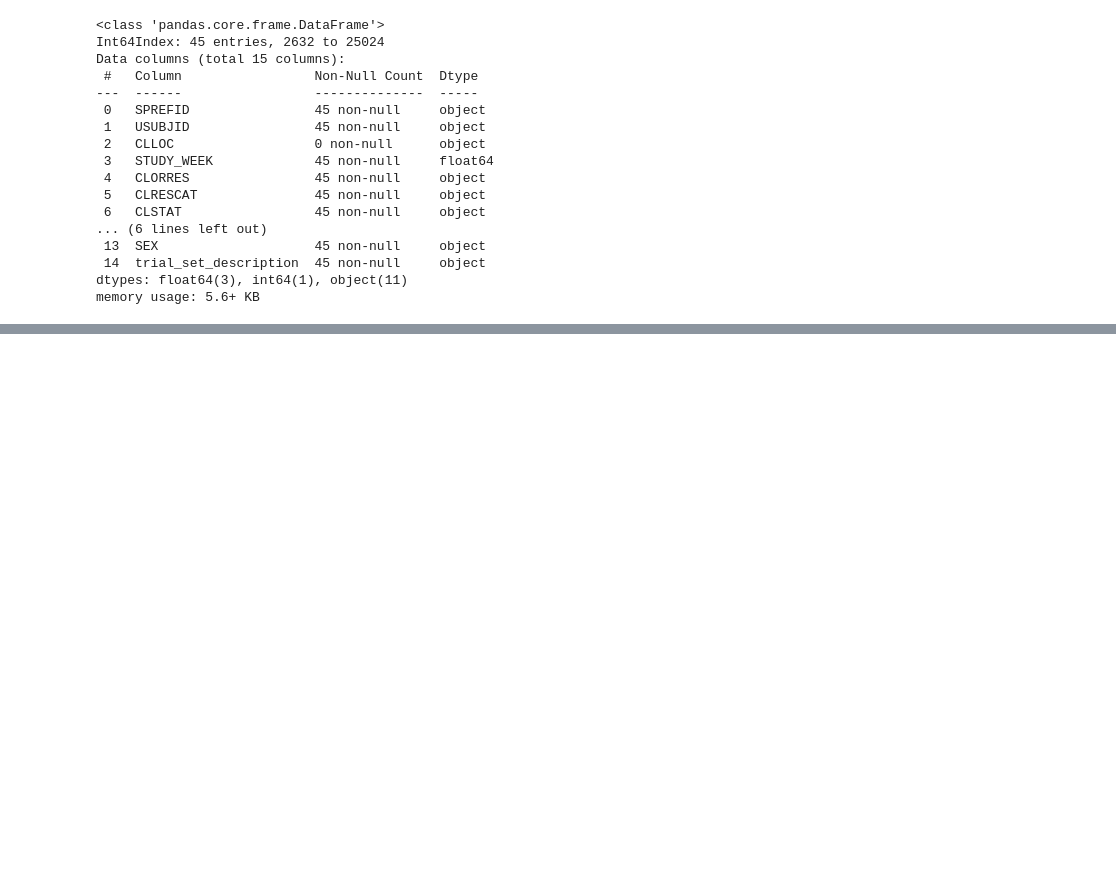
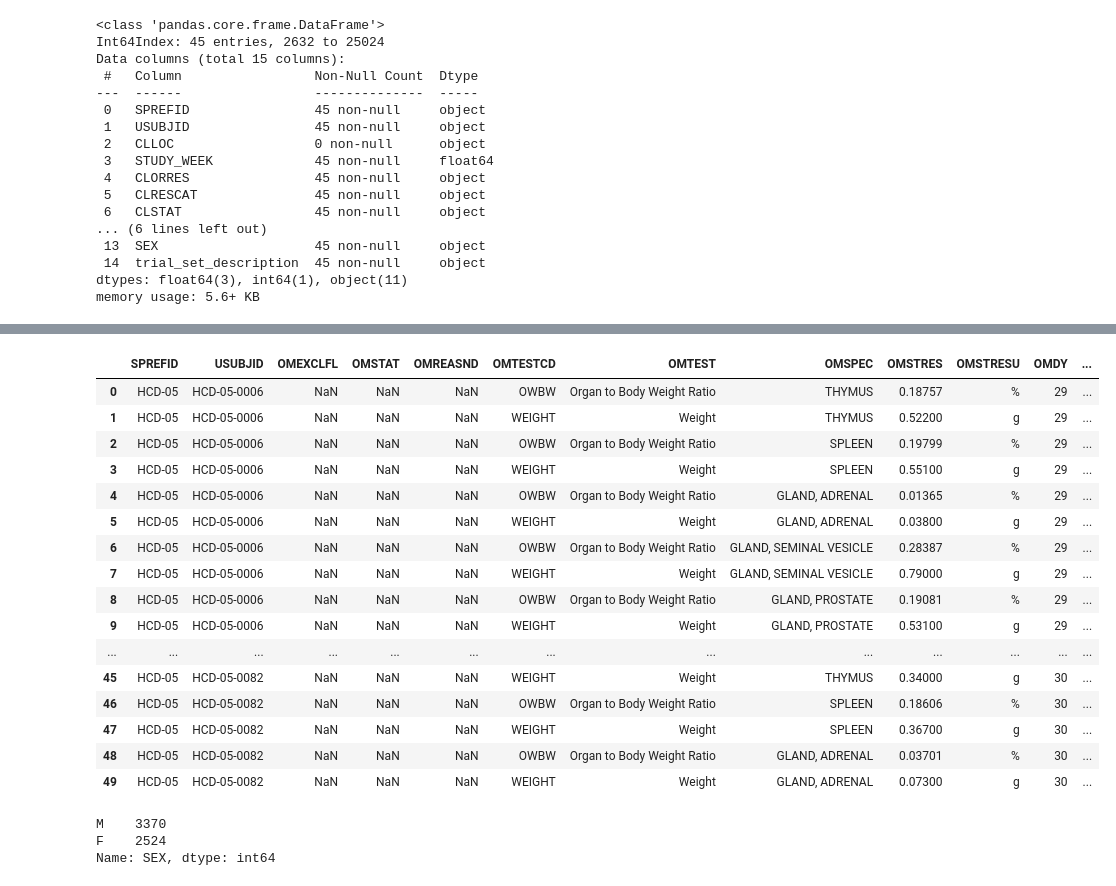
Before and after one commit to Alhag-Ali/Data_Challenges, a Jupyter notebook: project.ipynb, the cells around one changed output, grey strips where cells are left out. Saved outputs shown, nothing was run; the diff lists cells and outputs as text; code cells hidden in the pictures; blank space fills up the shorter version.

```diff
--- a/project.ipynb
+++ b/project.ipynb
@@ -846,0 +1138,27 @@ lb_LBCAT_GROUP_CLINICAL_CHEMISTRY = lb["LBCAT"].unique()
+# %%
+om.head(50)
+# %% [output]
+|  | SPREFID | USUBJID | OMEXCLFL | OMSTAT | OMREASND | OMTESTCD | OMTEST | OMSPEC | OMSTRES | OMSTRESU | OMDY | ... |
+| 0 | HCD-05 | HCD-05-0006 | NaN | NaN | NaN | OWBW | Organ to Body Weight Ratio | THYMUS | 0.18757 | % | 29 | ... |
+| 1 | HCD-05 | HCD-05-0006 | NaN | NaN | NaN | WEIGHT | Weight | THYMUS | 0.52200 | g | 29 | ... |
+| 2 | HCD-05 | HCD-05-0006 | NaN | NaN | NaN | OWBW | Organ to Body Weight Ratio | SPLEEN | 0.19799 | % | 29 | ... |
+| 3 | HCD-05 | HCD-05-0006 | NaN | NaN | NaN | WEIGHT | Weight | SPLEEN | 0.55100 | g | 29 | ... |
+| 4 | HCD-05 | HCD-05-0006 | NaN | NaN | NaN | OWBW | Organ to Body Weight Ratio | GLAND, ADRENAL | 0.01365 | % | 29 | ... |
+| 5 | HCD-05 | HCD-05-0006 | NaN | NaN | NaN | WEIGHT | Weight | GLAND, ADRENAL | 0.03800 | g | 29 | ... |
+| 6 | HCD-05 | HCD-05-0006 | NaN | NaN | NaN | OWBW | Organ to Body Weight Ratio | GLAND, SEMINAL VESICLE | 0.28387 | % | 29 | ... |
+| 7 | HCD-05 | HCD-05-0006 | NaN | NaN | NaN | WEIGHT | Weight | GLAND, SEMINAL VESICLE | 0.79000 | g | 29 | ... |
+| 8 | HCD-05 | HCD-05-0006 | NaN | NaN | NaN | OWBW | Organ to Body Weight Ratio | GLAND, PROSTATE | 0.19081 | % | 29 | ... |
+| 9 | HCD-05 | HCD-05-0006 | NaN | NaN | NaN | WEIGHT | Weight | GLAND, PROSTATE | 0.53100 | g | 29 | ... |
+| ... | ... | ... | ... | ... | ... | ... | ... | ... | ... | ... | ... | ... |
+| 45 | HCD-05 | HCD-05-0082 | NaN | NaN | NaN | WEIGHT | Weight | THYMUS | 0.34000 | g | 30 | ... |
+| 46 | HCD-05 | HCD-05-0082 | NaN | NaN | NaN | OWBW | Organ to Body Weight Ratio | SPLEEN | 0.18606 | % | 30 | ... |
+| 47 | HCD-05 | HCD-05-0082 | NaN | NaN | NaN | WEIGHT | Weight | SPLEEN | 0.36700 | g | 30 | ... |
+| 48 | HCD-05 | HCD-05-0082 | NaN | NaN | NaN | OWBW | Organ to Body Weight Ratio | GLAND, ADRENAL | 0.03701 | % | 30 | ... |
+| 49 | HCD-05 | HCD-05-0082 | NaN | NaN | NaN | WEIGHT | Weight | GLAND, ADRENAL | 0.07300 | g | 30 | ... |
+# %%
+om_SEX = om["SEX"].value_counts()
+om_SEX
+# %% [output]
+M    3370
+F    2524
+Name: SEX, dtype: int64
```
Also changed, not shown: parts of 50 cells of this notebook.
